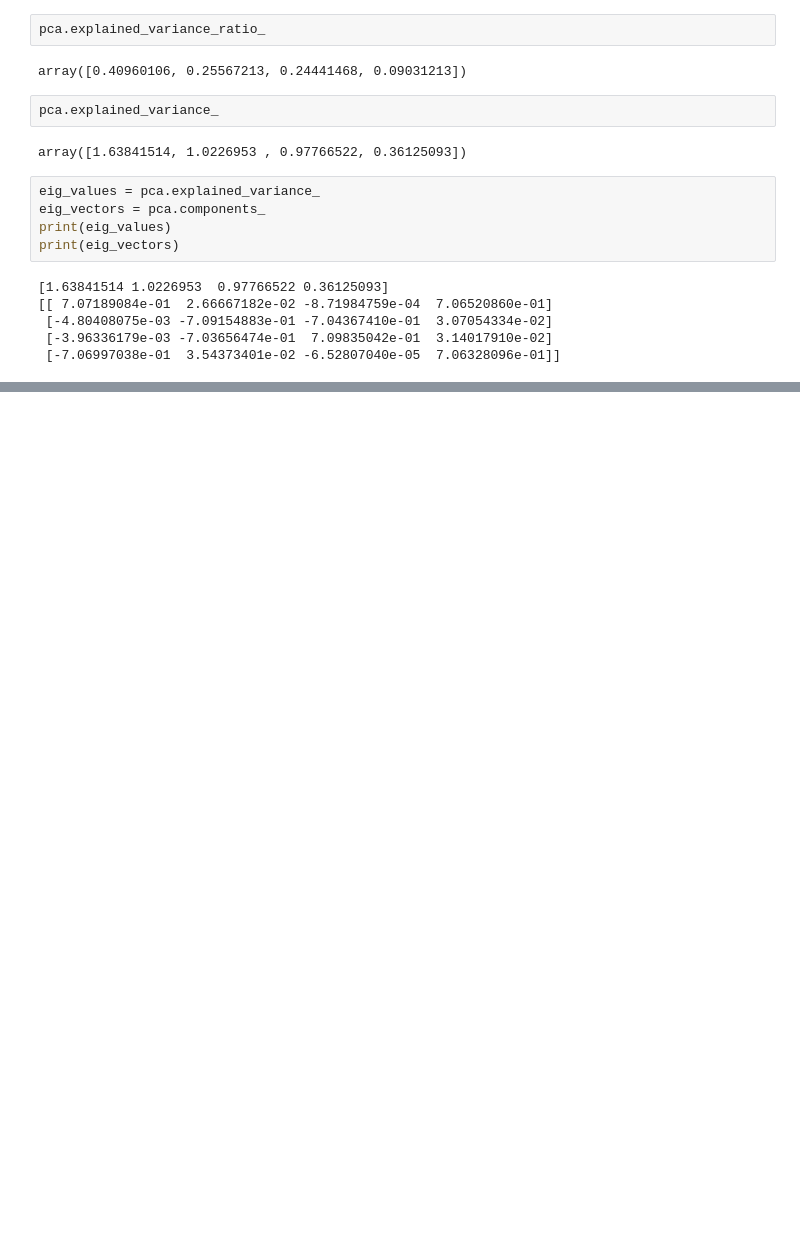
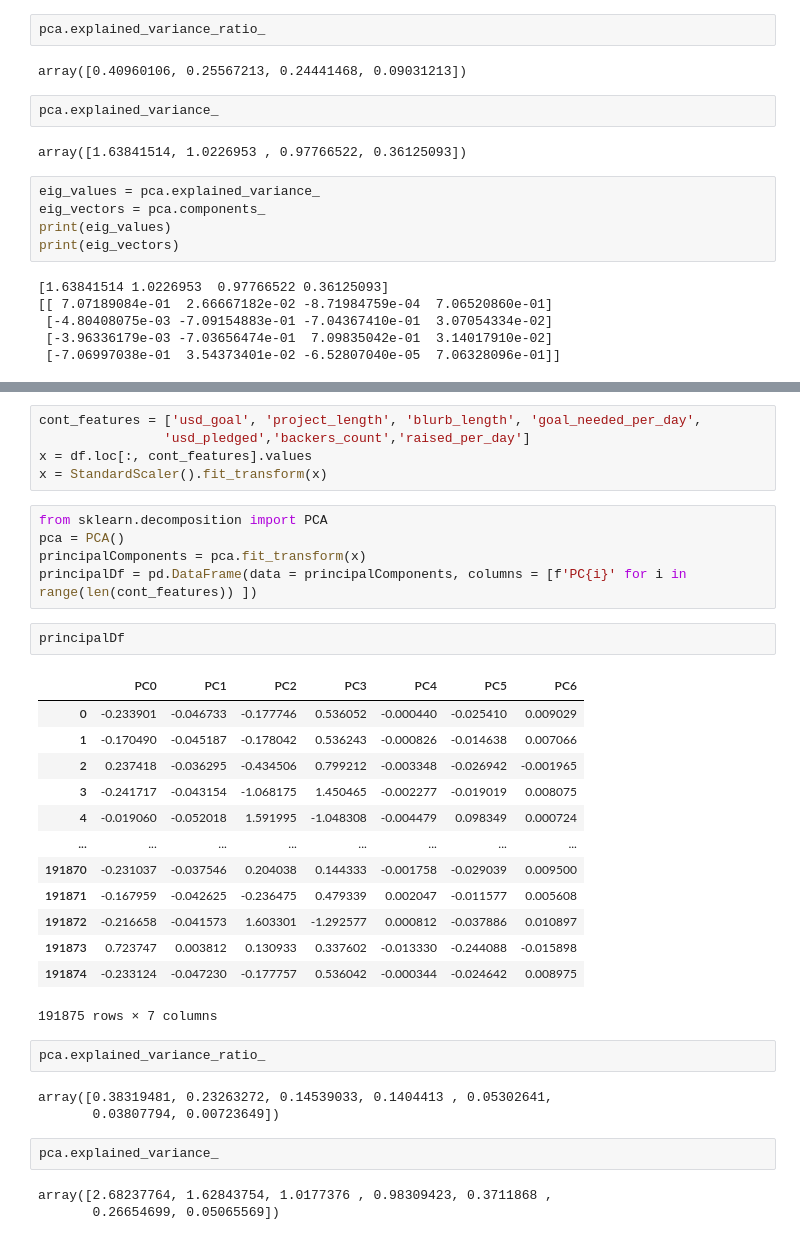
Before and after one commit to griffinhundley/kickstarter_success, a Jupyter notebook: notebooks/final_notebook-Copy1.ipynb, the cells around one changed output, grey strips where cells are left out. Drawn from its saved outputs; the diff is of its cells as text; blank space fills up the shorter version.

```diff
--- a/notebooks/final_notebook-Copy1.ipynb
+++ b/notebooks/final_notebook-Copy1.ipynb
@@ -799,0 +865,36 @@ Text(0, 0.5, 'explained variance ratio')
+# %%
+cont_features = ['usd_goal', 'project_length', 'blurb_length', 'goal_needed_per_day',
+                'usd_pledged','backers_count','raised_per_day']
+x = df.loc[:, cont_features].values
+x = StandardScaler().fit_transform(x)
+# %%
+from sklearn.decomposition import PCA
+pca = PCA()
+principalComponents = pca.fit_transform(x)
+principalDf = pd.DataFrame(data = principalComponents, columns = [f'PC{i}' for i in range(len(cont_features)) ])
+# %%
+principalDf
+# %% [output]
+|  | PC0 | PC1 | PC2 | PC3 | PC4 | PC5 | PC6 |
+| 0 | -0.233901 | -0.046733 | -0.177746 | 0.536052 | -0.000440 | -0.025410 | 0.009029 |
+| 1 | -0.170490 | -0.045187 | -0.178042 | 0.536243 | -0.000826 | -0.014638 | 0.007066 |
+| 2 | 0.237418 | -0.036295 | -0.434506 | 0.799212 | -0.003348 | -0.026942 | -0.001965 |
+| 3 | -0.241717 | -0.043154 | -1.068175 | 1.450465 | -0.002277 | -0.019019 | 0.008075 |
+| 4 | -0.019060 | -0.052018 | 1.591995 | -1.048308 | -0.004479 | 0.098349 | 0.000724 |
+| ... | ... | ... | ... | ... | ... | ... | ... |
+| 191870 | -0.231037 | -0.037546 | 0.204038 | 0.144333 | -0.001758 | -0.029039 | 0.009500 |
+| 191871 | -0.167959 | -0.042625 | -0.236475 | 0.479339 | 0.002047 | -0.011577 | 0.005608 |
+| 191872 | -0.216658 | -0.041573 | 1.603301 | -1.292577 | 0.000812 | -0.037886 | 0.010897 |
+| 191873 | 0.723747 | 0.003812 | 0.130933 | 0.337602 | -0.013330 | -0.244088 | -0.015898 |
+| 191874 | -0.233124 | -0.047230 | -0.177757 | 0.536042 | -0.000344 | -0.024642 | 0.008975 |
+191875 rows × 7 columns
+# %%
+pca.explained_variance_ratio_
+# %% [output]
+array([0.38319481, 0.23263272, 0.14539033, 0.1404413 , 0.05302641,
+       0.03807794, 0.00723649])
+# %%
+pca.explained_variance_
+# %% [output]
+array([2.68237764, 1.62843754, 1.0177376 , 0.98309423, 0.3711868 ,
+       0.26654699, 0.05065569])
```
Also changed, not shown: parts of 20 cells of this notebook, 1 other file.
